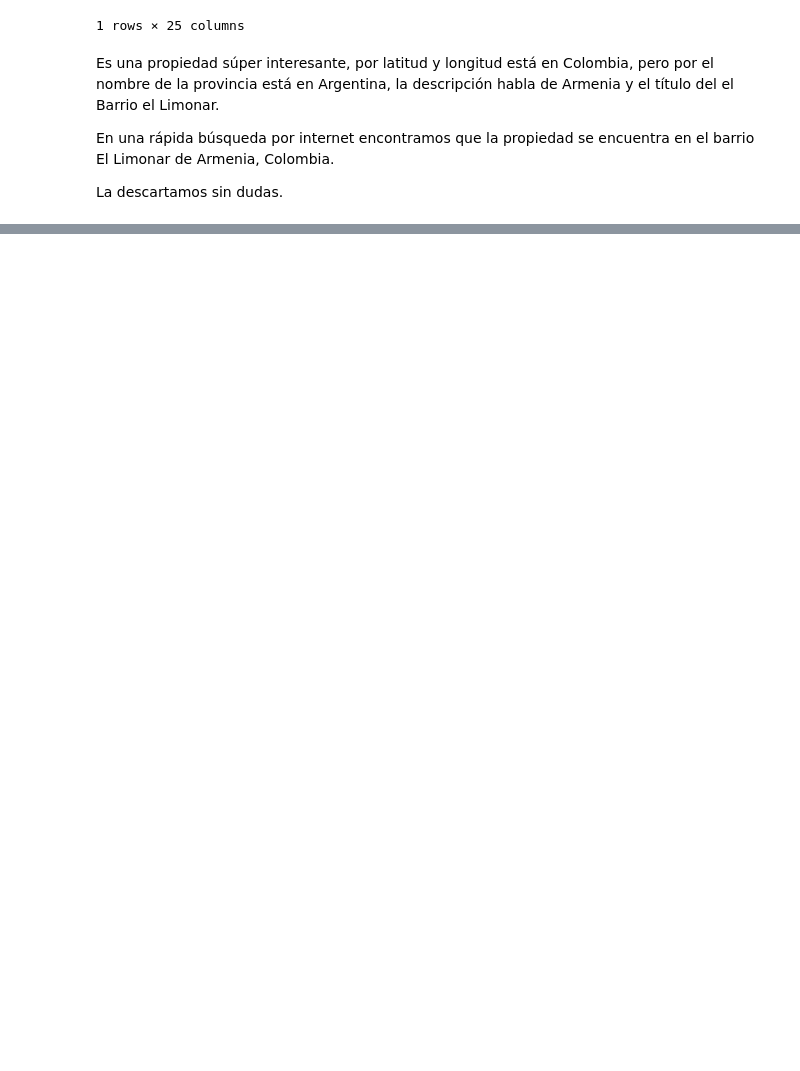
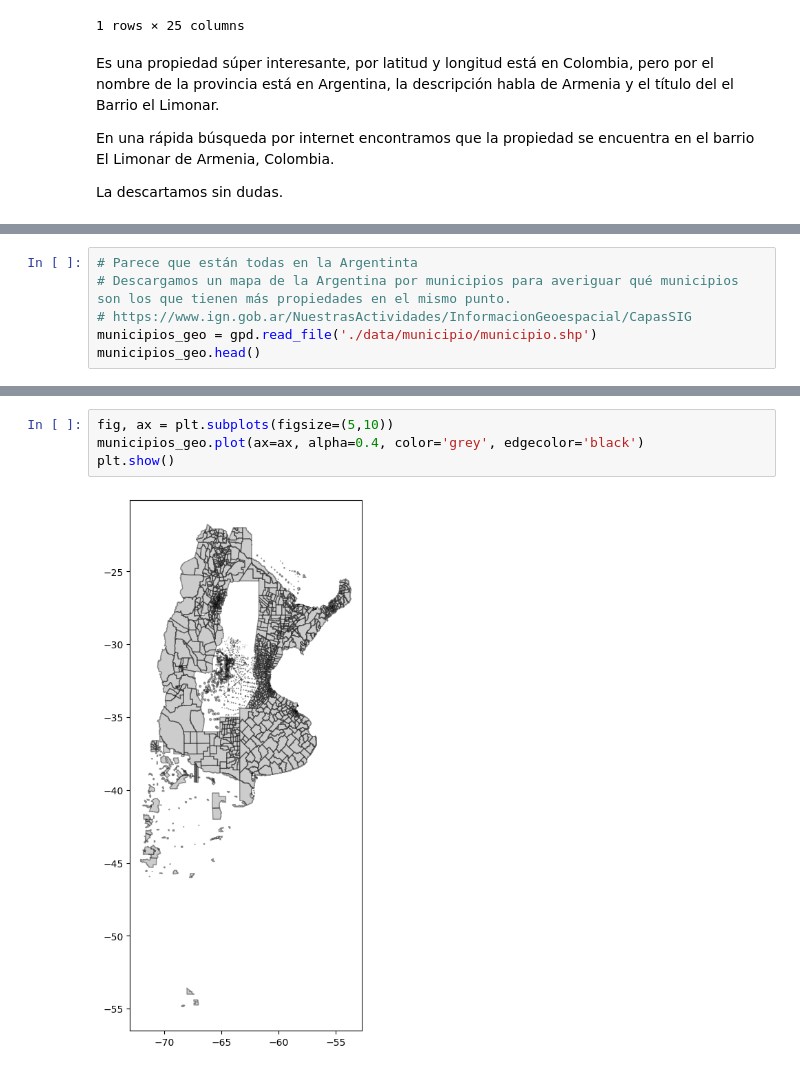
Before and after one commit to LuiosDyet/dh-ds-pi-1, a Jupyter notebook: lat-lon.ipynb, the cells around one changed output, grey strips where cells are left out. Saved outputs shown, nothing was run; the diff lists cells and outputs as text; blank space fills up the shorter version.

```diff
--- a/lat-lon.ipynb
+++ b/lat-lon.ipynb
@@ -249,0 +366,6 @@ La descartamos sin dudas.
+# %%
+# Parece que están todas en la Argentinta
+# Descargamos un mapa de la Argentina por municipios para averiguar qué municipios son los que tienen más propiedades en el mismo punto.
+# https://www.ign.gob.ar/NuestrasActividades/InformacionGeoespacial/CapasSIG
+municipios_geo = gpd.read_file('./data/municipio/municipio.shp')
+municipios_geo.head()
@@ -249,0 +379,6 @@ La descartamos sin dudas.
+# %%
+fig, ax = plt.subplots(figsize=(5,10))
+municipios_geo.plot(ax=ax, alpha=0.4, color='grey', edgecolor='black')
+plt.show()
+# %% [output]
+[figure, added]
```
Also changed, not shown: parts of 19 cells of this notebook, 6 other files.
